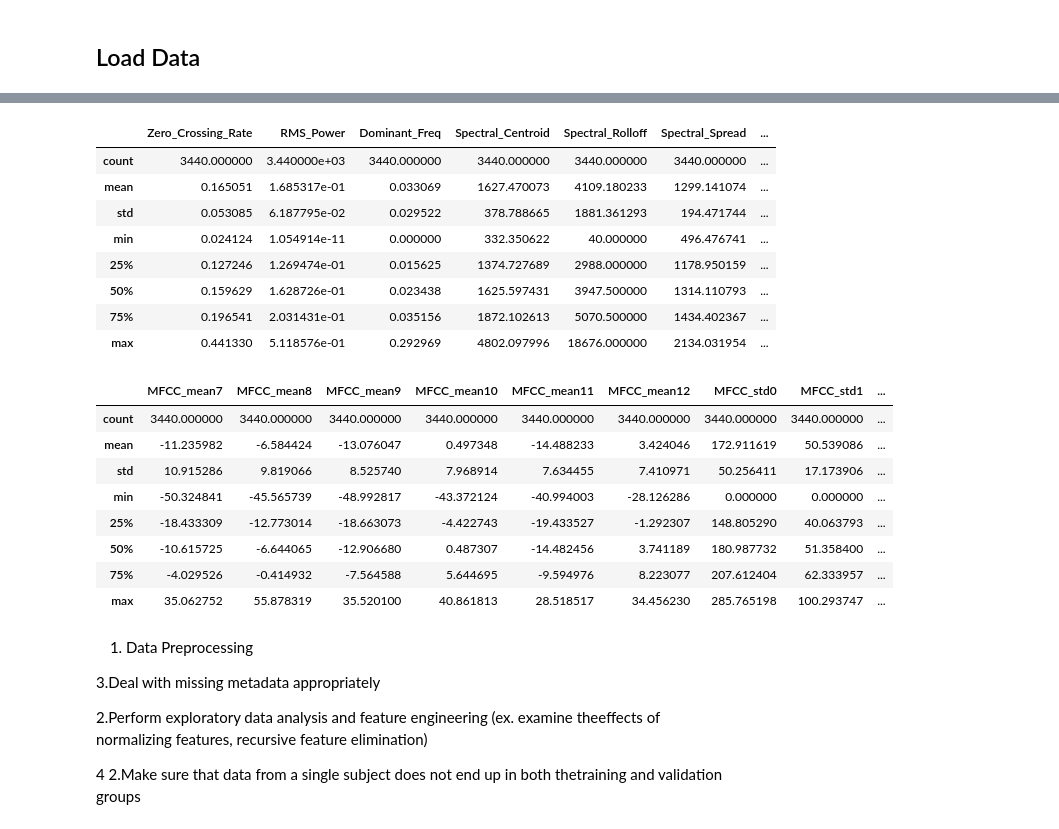
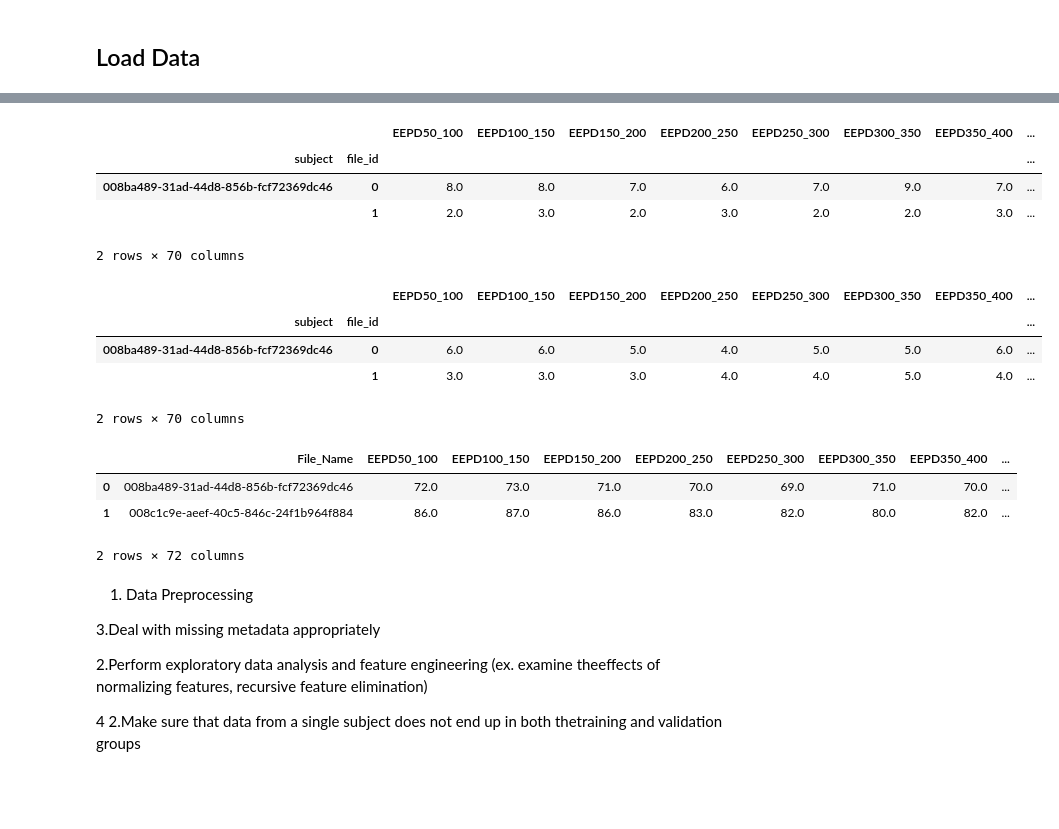
Before and after one commit to CS-433/cs-433-project-2-cough_classifier, a Jupyter notebook: src/notebooks/Data_Prep_and_Models_Project_2.ipynb, the cells around one changed output, grey strips where cells are left out. Drawn from its saved outputs; the diff is of its cells as text; code cells hidden in the pictures; blank space fills up the shorter version.

```diff
--- a/src/notebooks/Data_Prep_and_Models_Project_2.ipynb
+++ b/src/notebooks/Data_Prep_and_Models_Project_2.ipynb
@@ -54,24 +38,0 @@ coarse_data.iloc[:,:20].describe()
-# %%
-coarse_data.iloc[:,20:40].describe()
-# %% [output]
-|  | Zero_Crossing_Rate | RMS_Power | Dominant_Freq | Spectral_Centroid | Spectral_Rolloff | Spectral_Spread | ... |
-| count | 3440.000000 | 3.440000e+03 | 3440.000000 | 3440.000000 | 3440.000000 | 3440.000000 | ... |
-| mean | 0.165051 | 1.685317e-01 | 0.033069 | 1627.470073 | 4109.180233 | 1299.141074 | ... |
-| std | 0.053085 | 6.187795e-02 | 0.029522 | 378.788665 | 1881.361293 | 194.471744 | ... |
-| min | 0.024124 | 1.054914e-11 | 0.000000 | 332.350622 | 40.000000 | 496.476741 | ... |
-| 25% | 0.127246 | 1.269474e-01 | 0.015625 | 1374.727689 | 2988.000000 | 1178.950159 | ... |
-| 50% | 0.159629 | 1.628726e-01 | 0.023438 | 1625.597431 | 3947.500000 | 1314.110793 | ... |
-| 75% | 0.196541 | 2.031431e-01 | 0.035156 | 1872.102613 | 5070.500000 | 1434.402367 | ... |
-| max | 0.441330 | 5.118576e-01 | 0.292969 | 4802.097996 | 18676.000000 | 2134.031954 | ... |
-# %%
-coarse_data.iloc[:,40:60].describe()
-# %% [output]
-|  | MFCC_mean7 | MFCC_mean8 | MFCC_mean9 | MFCC_mean10 | MFCC_mean11 | MFCC_mean12 | MFCC_std0 | MFCC_std1 | ... |
-| count | 3440.000000 | 3440.000000 | 3440.000000 | 3440.000000 | 3440.000000 | 3440.000000 | 3440.000000 | 3440.000000 | ... |
-| mean | -11.235982 | -6.584424 | -13.076047 | 0.497348 | -14.488233 | 3.424046 | 172.911619 | 50.539086 | ... |
-| std | 10.915286 | 9.819066 | 8.525740 | 7.968914 | 7.634455 | 7.410971 | 50.256411 | 17.173906 | ... |
-| min | -50.324841 | -45.565739 | -48.992817 | -43.372124 | -40.994003 | -28.126286 | 0.000000 | 0.000000 | ... |
-| 25% | -18.433309 | -12.773014 | -18.663073 | -4.422743 | -19.433527 | -1.292307 | 148.805290 | 40.063793 | ... |
-| 50% | -10.615725 | -6.644065 | -12.906680 | 0.487307 | -14.482456 | 3.741189 | 180.987732 | 51.358400 | ... |
-| 75% | -4.029526 | -0.414932 | -7.564588 | 5.644695 | -9.594976 | 8.223077 | 207.612404 | 62.333957 | ... |
-| max | 35.062752 | 55.878319 | 35.520100 | 40.861813 | 28.518517 | 34.456230 | 285.765198 | 100.293747 | ... |
@@ -90,3 +39,28 @@ no_labels = pd.read_csv('./cough_data/train_data/labels_no_segmentation.csv').dr
+# %%
+# Load data
+# Labels: # 1 - Wet Cough # 0 - Dry Cough
+
+coarse_data, coarse_labels = import_data(DATA_PATH, segmentation_type = 'coarse', is_user_features=True)
+fine_data, fine_labels = import_data(DATA_PATH, segmentation_type = 'fine', is_user_features=True)
+no_data, no_labels = import_data(DATA_PATH, segmentation_type = 'no', is_user_features=True)
+
+display(coarse_data.head(2), fine_data.head(2), no_data.head(2))
+#display(coarse_labels.head(2), fine_labels.head(2), no_labels.head(2))
+# %% [output]
+|  |  | EEPD50_100 | EEPD100_150 | EEPD150_200 | EEPD200_250 | EEPD250_300 | EEPD300_350 | EEPD350_400 | ... |
+| subject | file_id |  |  |  |  |  |  |  | ... |
+| 008ba489-31ad-44d8-856b-fcf72369dc46 | 0 | 8.0 | 8.0 | 7.0 | 6.0 | 7.0 | 9.0 | 7.0 | ... |
+|  | 1 | 2.0 | 3.0 | 2.0 | 3.0 | 2.0 | 2.0 | 3.0 | ... |
+2 rows × 70 columns
+|  |  | EEPD50_100 | EEPD100_150 | EEPD150_200 | EEPD200_250 | EEPD250_300 | EEPD300_350 | EEPD350_400 | ... |
+| subject | file_id |  |  |  |  |  |  |  | ... |
+| 008ba489-31ad-44d8-856b-fcf72369dc46 | 0 | 6.0 | 6.0 | 5.0 | 4.0 | 5.0 | 5.0 | 6.0 | ... |
+|  | 1 | 3.0 | 3.0 | 3.0 | 4.0 | 4.0 | 5.0 | 4.0 | ... |
+2 rows × 70 columns
+|  | File_Name | EEPD50_100 | EEPD100_150 | EEPD150_200 | EEPD200_250 | EEPD250_300 | EEPD300_350 | EEPD350_400 | ... |
+| 0 | 008ba489-31ad-44d8-856b-fcf72369dc46 | 72.0 | 73.0 | 71.0 | 70.0 | 69.0 | 71.0 | 70.0 | ... |
+| 1 | 008c1c9e-aeef-40c5-846c-24f1b964f884 | 86.0 | 87.0 | 86.0 | 83.0 | 82.0 | 80.0 | 82.0 | ... |
+2 rows × 72 columns
 # %% [markdown]
 1. Data Preprocessing
 
```
Also changed, not shown: parts of 21 cells of this notebook, 2 other files.
